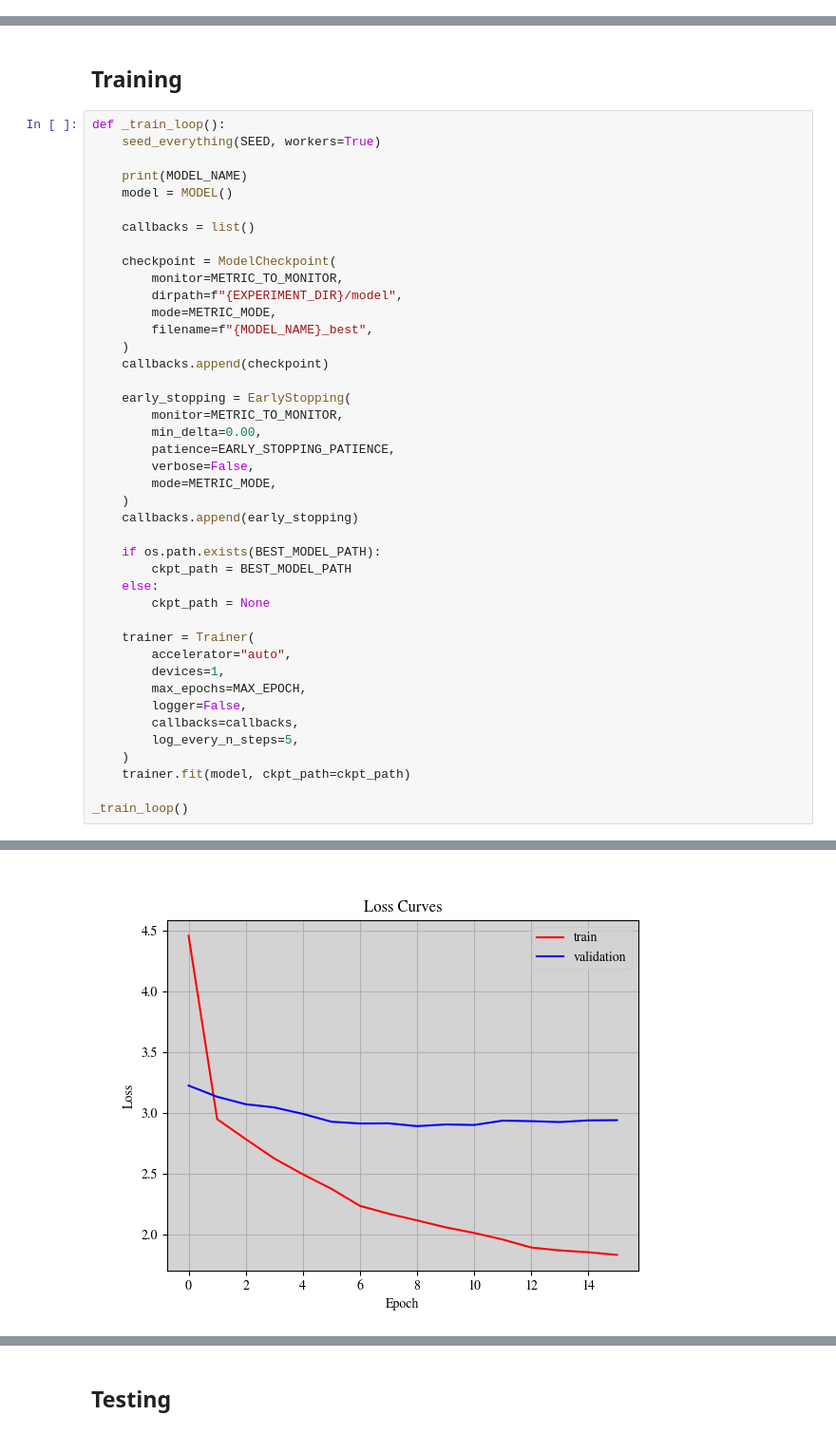
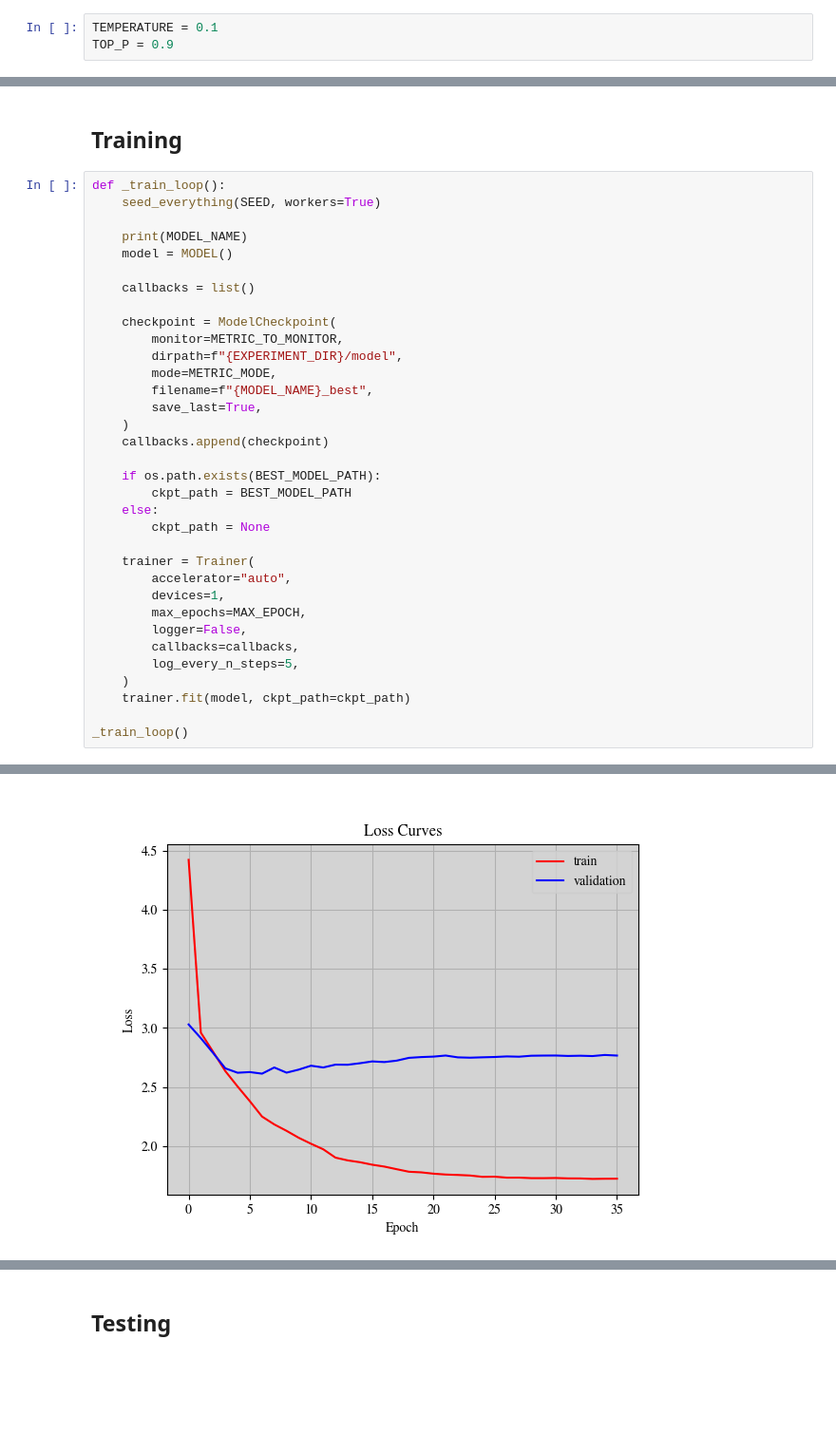
Before and after one commit to reshalfahsi/vqa-clip-lstm, a Jupyter notebook: Visual_Question_Answering_Using_CLIP_LSTM.ipynb, the cells around one changed output, grey strips where cells are left out. Shown at 95% size. Drawn from its saved outputs; the diff is of its cells as text; blank space fills up the shorter version.

```diff
--- a/Visual_Question_Answering_Using_CLIP_LSTM.ipynb
+++ b/Visual_Question_Answering_Using_CLIP_LSTM.ipynb
@@ -111,3 +110,6 @@ Random seed: 190052571
+# %%
+TEMPERATURE = 0.1
+TOP_P = 0.9
 # %%
 IMAGE_SIZE = 224
 MAX_SEQUENCE = 77
@@ -1251,17 +1282,9 @@ def _train_loop():
         dirpath=f"{EXPERIMENT_DIR}/model",
         mode=METRIC_MODE,
         filename=f"{MODEL_NAME}_best",
+        save_last=True,
     )
     callbacks.append(checkpoint)
-
-    early_stopping = EarlyStopping(
-        monitor=METRIC_TO_MONITOR,
-        min_delta=0.00,
-        patience=EARLY_STOPPING_PATIENCE,
-        verbose=False,
-        mode=METRIC_MODE,
-    )
-    callbacks.append(early_stopping)
 
     if os.path.exists(BEST_MODEL_PATH):
         ckpt_path = BEST_MODEL_PATH
@@ -1306 +1334 @@ INFO:
-[figure, old version]
+[figure, new version]
```
Also changed, not shown: parts of 9 cells of this notebook, 3 other files.
